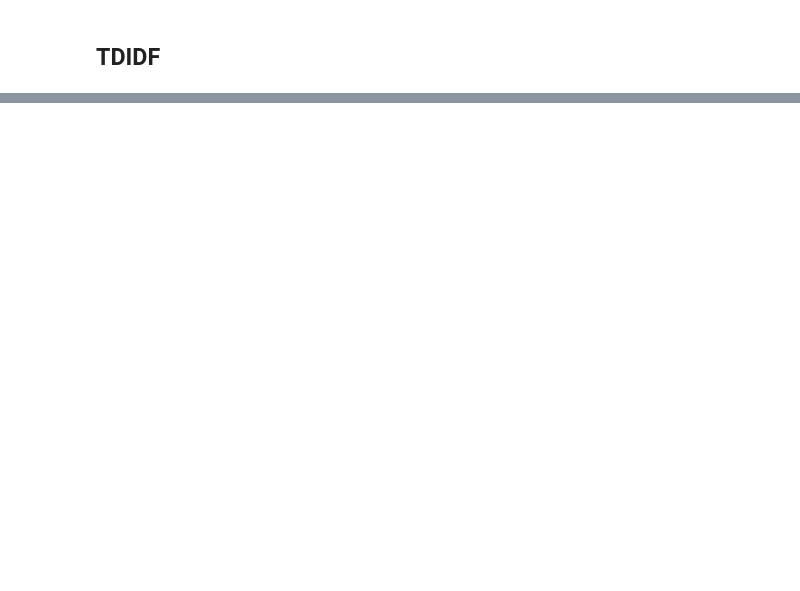
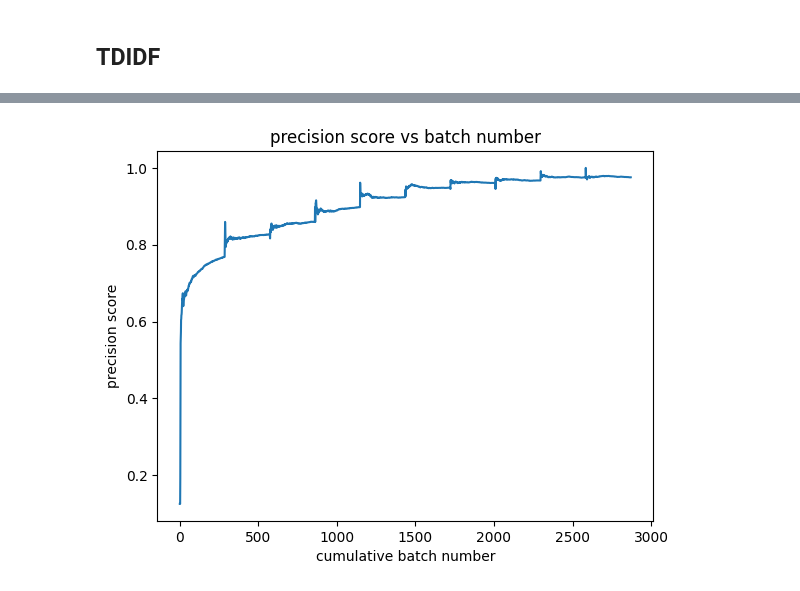
Before and after one commit to AlexMalakov/AIFinalProject, a Jupyter notebook: dataExploration.ipynb, the cells around one changed output, grey strips where cells are left out. Cells and saved outputs as stored; diff of their text form; code cells hidden in the pictures; blank space fills up the shorter version.

```diff
--- a/dataExploration.ipynb
+++ b/dataExploration.ipynb
@@ -227,0 +321,8 @@ The same observations as made for the 4 groups can be made when only splitting t
+# %%
+plt.plot(batchNum, prec)
+plt.xlabel('cumulative batch number')
+plt.ylabel('precision score')
+plt.title('precision score vs batch number')
+plt.show()
+# %% [output]
+[figure, added]
```
Also changed, not shown: parts of 15 cells of this notebook, 1 other file.
